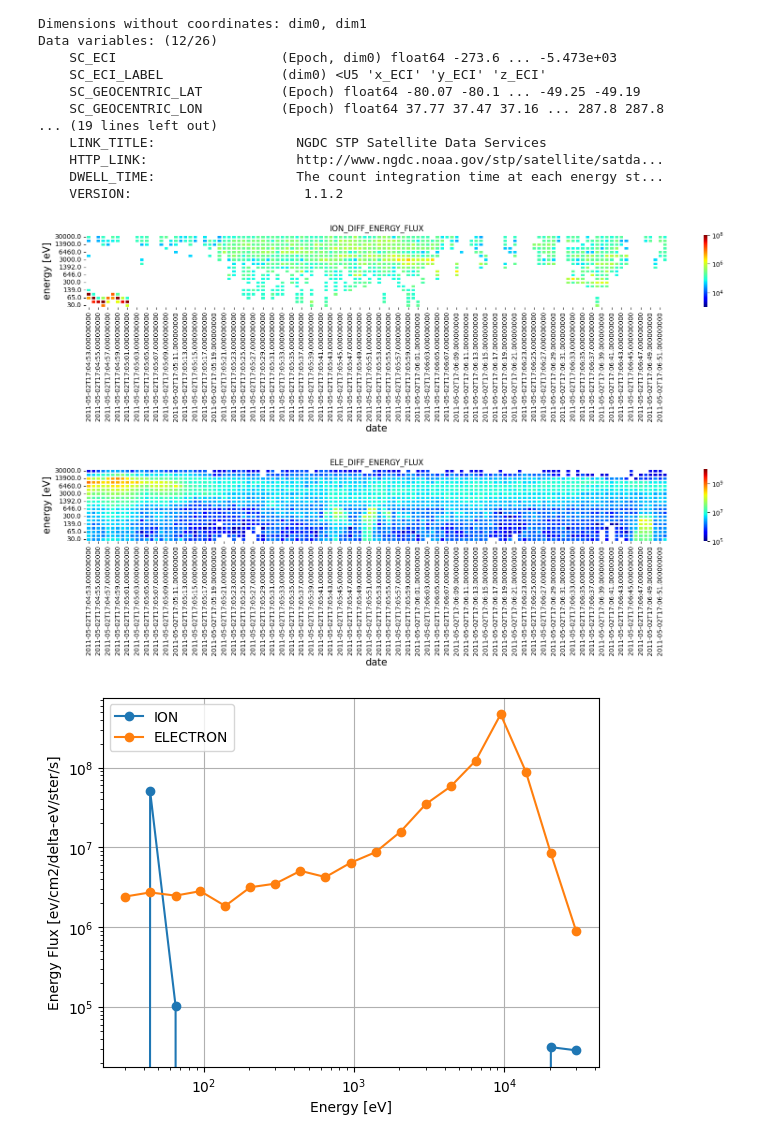
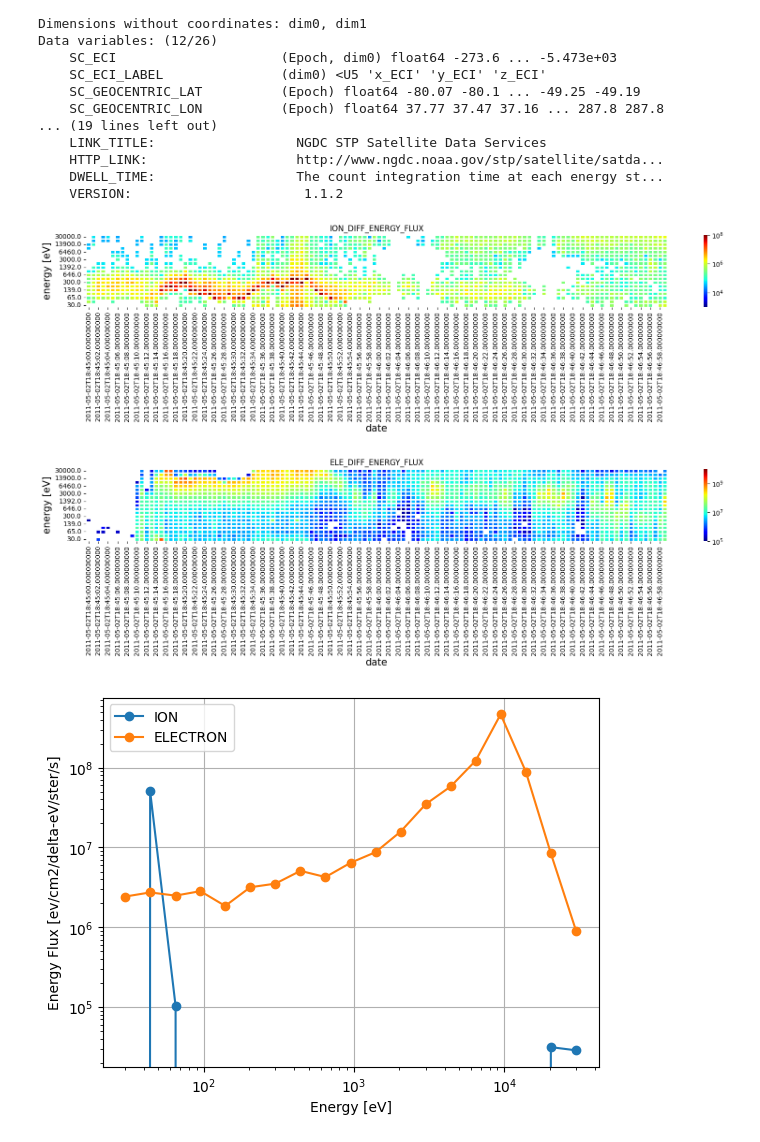
Before and after one commit to umeyuu/Prediction-of-Satellite-Potential-Using-Solar-Wind-Data, a Jupyter notebook: satelite_data.ipynb, the cells around one changed output. Drawn from its saved outputs; the diff is of its cells as text; code cells hidden in the pictures.

```diff
--- a/satelite_data.ipynb
+++ b/satelite_data.ipynb
@@ -38,19 +38,19 @@ from datetime import datetime
 a = cdflib.cdfepoch.unixtime(cdf_file['Epoch'])
 date = [datetime.utcfromtimestamp(aa) for aa in a]
 # %%
-st = 61493
+st = 67500
 et = st + 120
 df_ion = pd.DataFrame(ion.T[:, st:et], columns=date[st:et], index=channel)
 df_ion_mask = (df_ion == 0)
 plt.figure(figsize=(20,2))
 sns.heatmap(df_ion, linewidths = 1,cmap = "jet", mask = df_ion_mask, norm=LogNorm(vmin=1e3,vmax=1e8))
 plt.title('ION_DIFF_ENERGY_FLUX')
 plt.xlabel('date', fontsize=15)
 plt.ylabel('energy [eV]', fontsize=15);
 # %% [output]
-[figure, old version]
+[figure, new version]
 # %%
-st = 61493
+st = 67500
 et = st + 120
 
 df_ele = pd.DataFrame(ele.T[:, st:et], columns=date[st:et], index=channel)
@@ -61,7 +61,7 @@ plt.title('ELE_DIFF_ENERGY_FLUX')
 plt.xlabel('date', fontsize=15)
 plt.ylabel('energy [eV]', fontsize=15);
 # %% [output]
-[figure, old version]
+[figure, new version]
 # %%
 def plot_fig(id, ion, ele):
     plt.plot(channel, ion[id], marker='o', label='ION')
```
Also changed, not shown: parts of 10 cells of this notebook.
